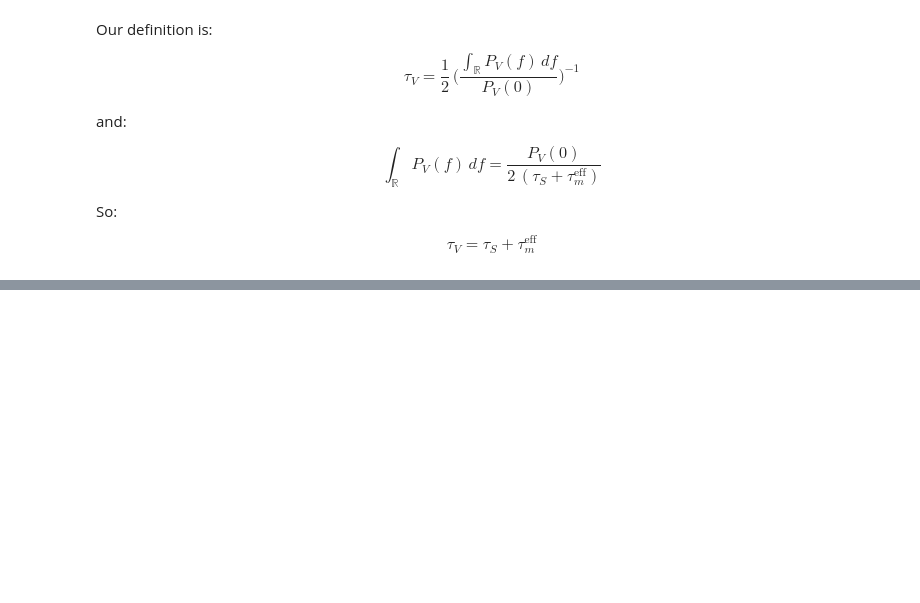
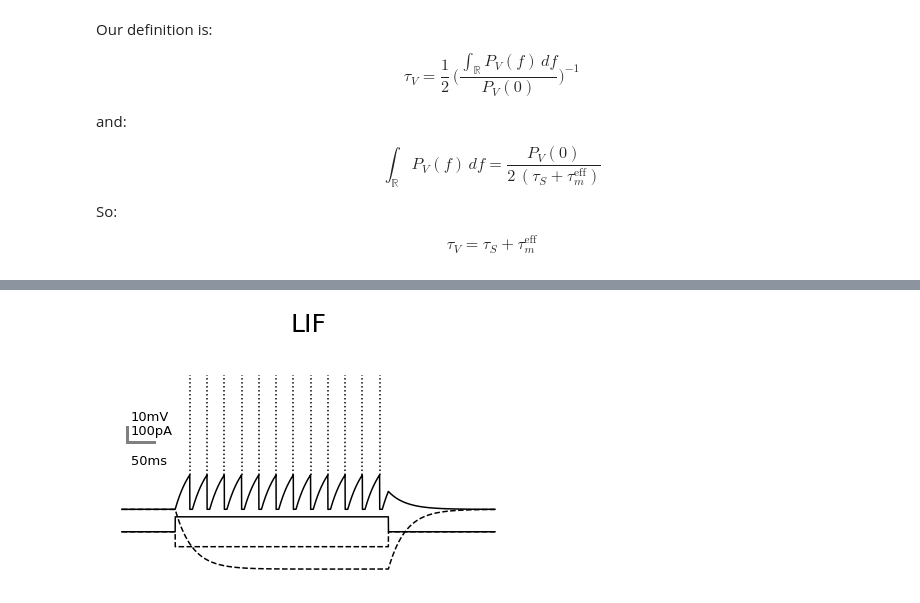
Before and after one commit to yzerlaut/notebook_papers, a Jupyter notebook: Heterogeneous_Firing_responses_JPhysiol_2016.ipynb, the cells around one changed output, grey strips where cells are left out. Drawn from its saved outputs; the diff is of its cells as text; code cells hidden in the pictures; blank space fills up the shorter version.

```diff
--- a/Heterogeneous_Firing_responses_JPhysiol_2016.ipynb
+++ b/Heterogeneous_Firing_responses_JPhysiol_2016.ipynb
@@ -172,0 +162,4 @@ fig1, fig2
+# %%
+step_response('LIF');
+# %% [output]
+[figure, added]
```
Also changed, not shown: parts of 21 cells of this notebook, 2 other files.
